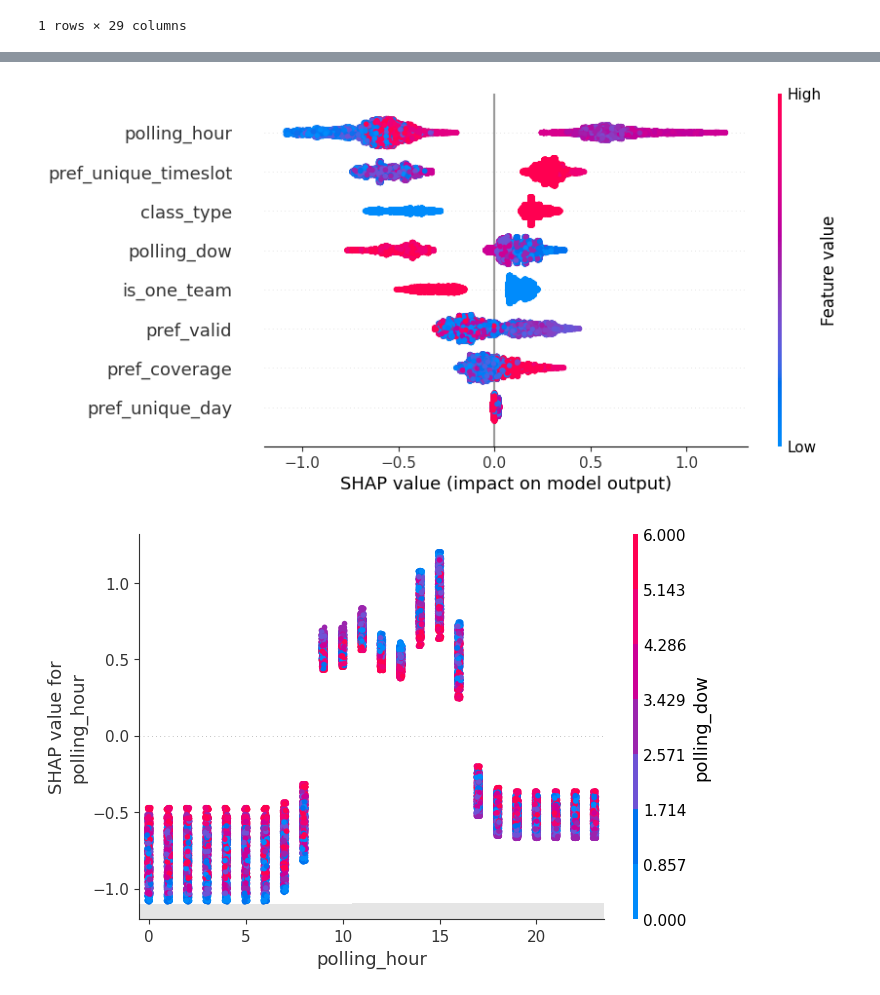
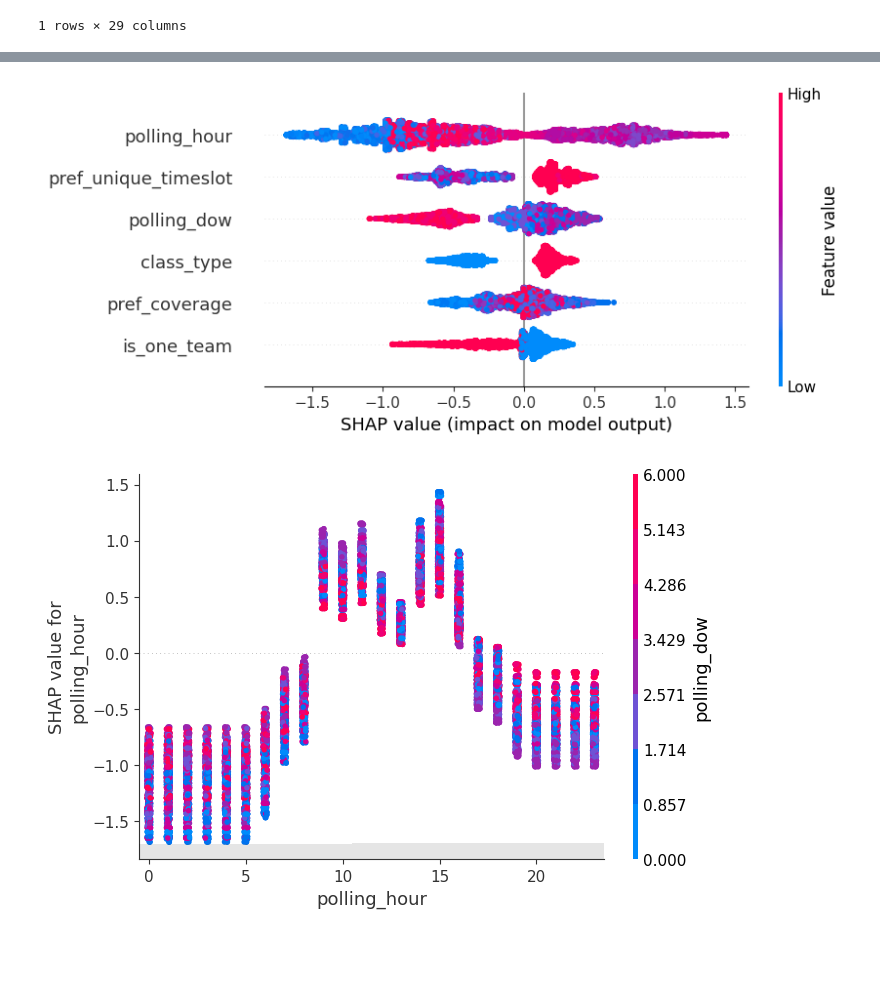
Before and after one commit to jun000111/cdc_ml, a Jupyter notebook: notebooks/3.01-model.ipynb, the cells around one changed output, grey strips where cells are left out. Cells and saved outputs as stored; diff of their text form; code cells hidden in the pictures; blank space fills up the shorter version.

```diff
--- a/notebooks/3.01-model.ipynb
+++ b/notebooks/3.01-model.ipynb
@@ -264,10 +275,9 @@ print(f"90% of bookings for {res['budget']*100:.0f}% of polls (95% CI {res['budg
 # %%
-import shap
 explainer = shap.TreeExplainer(model.booster)   # raw margin = log-odds
-sv = explainer(df_train[FEATS_ABL_LIST[CHOSEN_FEATURES]])                   # X_eval = held-out sample
+sv = explainer(df_train[CHOSEN_FEATURES])                   # X_eval = held-out sample
 shap.plots.beeswarm(sv)
 shap.plots.scatter(sv[:, "polling_hour"], color=sv[:, "polling_dow"])
 # older shap: shap.summary_plot(explainer.shap_values(X_eval), X_eval)
 # %% [output]
-[figure, old version]
+[figure, new version]
-[figure, old version]
+[figure, new version]
```
Also changed, not shown: parts of 19 cells of this notebook, 17 other files.
